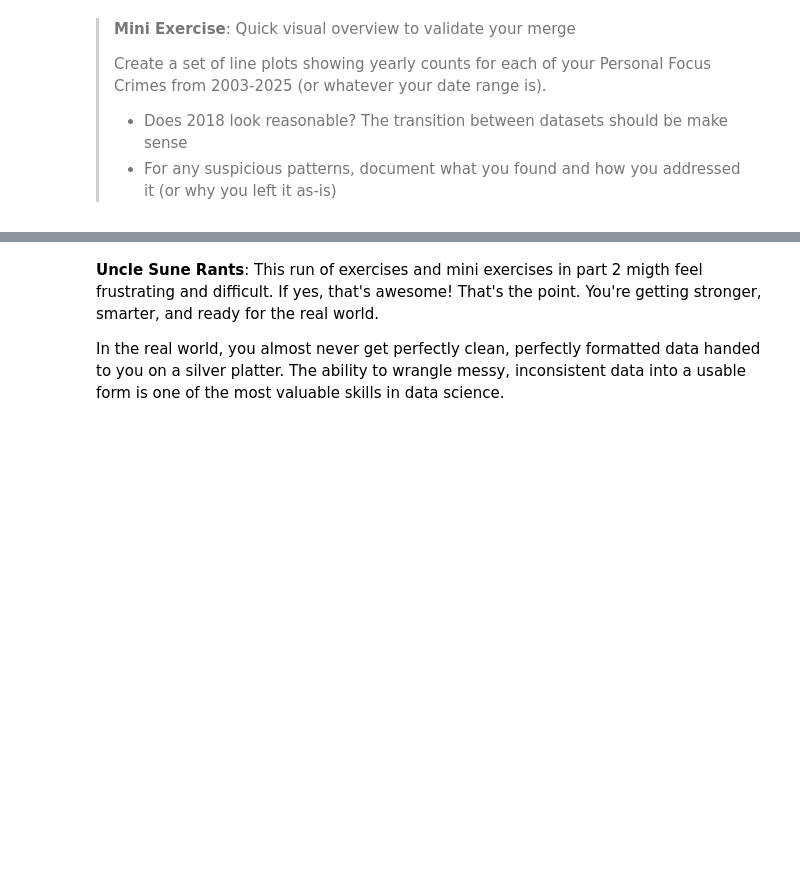
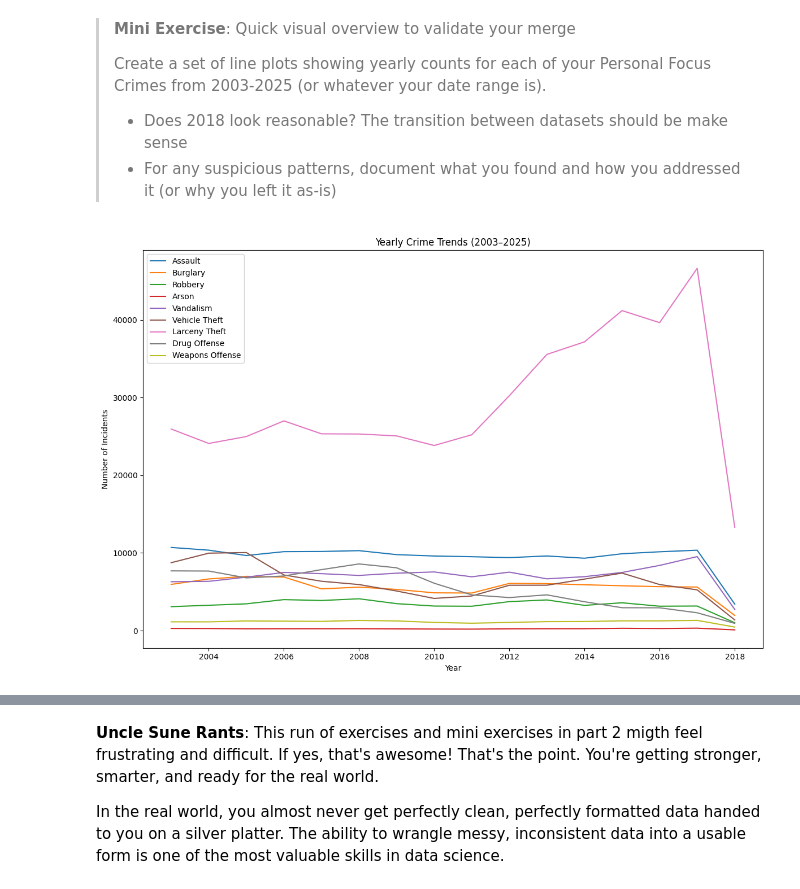
Before and after one commit to DenizIsikli/02806-SocialDataAnalysisAndVisualization, a Jupyter notebook: src/Exercises/Week2.ipynb, the cells around one changed output, grey strips where cells are left out. Cells and saved outputs as stored; diff of their text form; code cells hidden in the pictures; blank space fills up the shorter version.

```diff
--- a/src/Exercises/Week2.ipynb
+++ b/src/Exercises/Week2.ipynb
@@ -206,6 +667,50 @@ Given all these complications, it's time to make some decisions. You need to def
 >
 > * Does 2018 look reasonable? The transition between datasets should be make sense
 > * For any suspicious patterns, document what you found and how you addressed it (or why you left it as-is)
+# %%
+import matplotlib.pyplot as plt
+
+# Ensure year column exists
+df_merged["year"] = df_merged["Incident Datetime"].dt.year
+
+# Yearly counts by unified category
+yearly_counts = (
+    df_merged
+    .groupby(["year", "Unified Category"])
+    .size()
+    .unstack(fill_value=0)
+    .sort_index()
+)
+
+# Keep only your Personal Focus Crimes
+focus_crimes = [
+    "Assault",
+    "Burglary",
+    "Robbery",
+    "Arson",
+    "Vandalism",
+    "Vehicle Theft",
+    "Larceny Theft",
+    "Drug Offense",
+    "Weapons Offense"
+]
+
+yearly_counts = yearly_counts[focus_crimes]
+
+# Plot
+plt.figure(figsize=(12, 8))
+
+for crime in focus_crimes:
+    plt.plot(yearly_counts.index, yearly_counts[crime], label=crime)
+
+plt.xlabel("Year")
+plt.ylabel("Number of Incidents")
+plt.title("Yearly Crime Trends (2003–2025)")
+plt.legend()
+plt.tight_layout()
+plt.show()
+# %% [output]
+[figure, added]
 # %% [markdown]
 ### Step 2.7: Think back on your work in this long and epic run of exercises.
 
```
Also changed, not shown: parts of 9 cells of this notebook.
